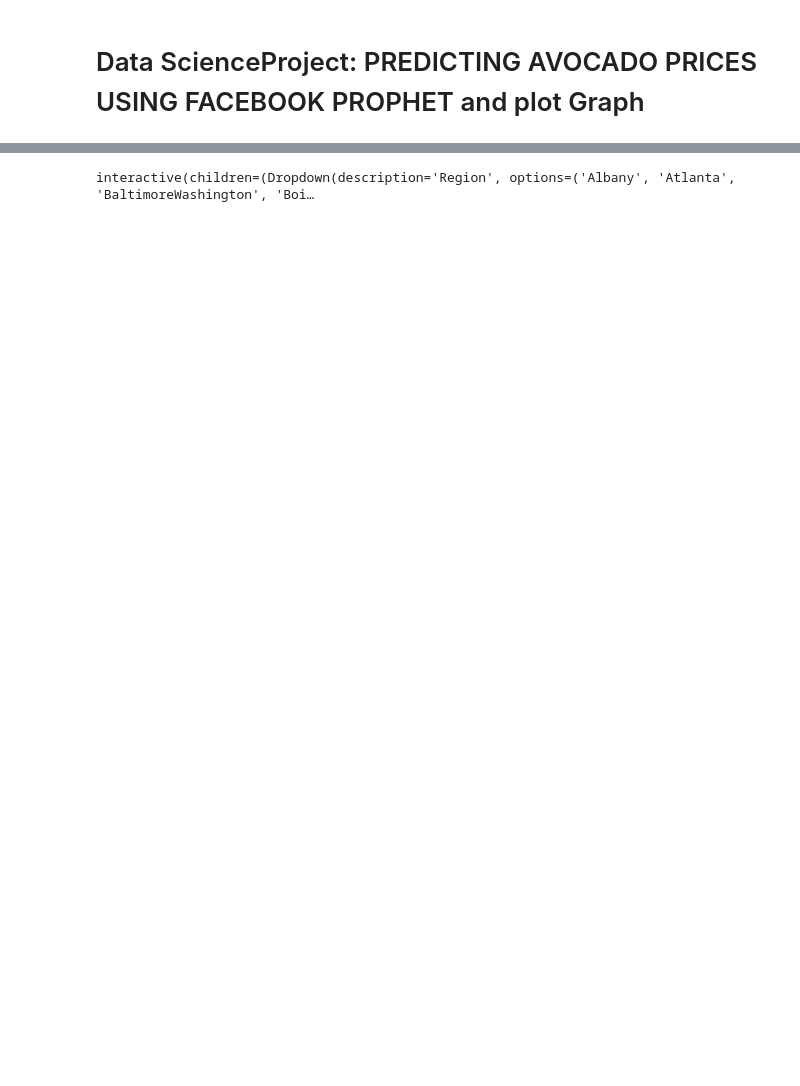
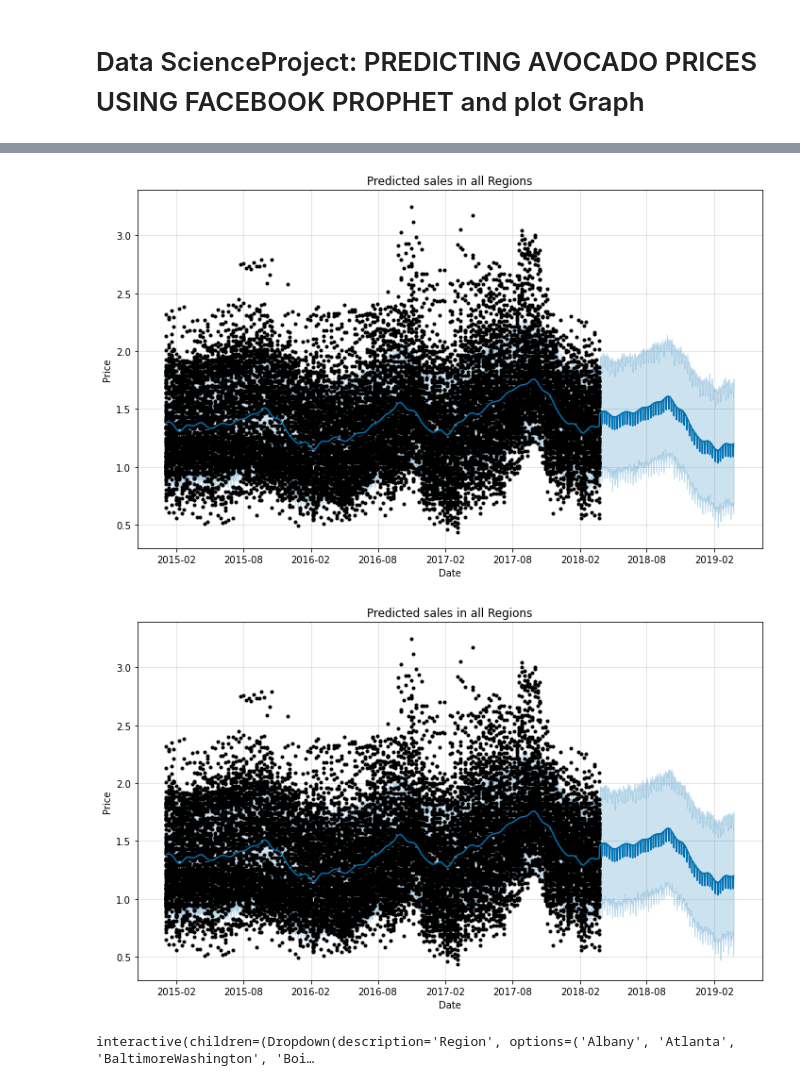
Before and after one commit to erumshabir/project, a Jupyter notebook: notebooks/app.ipynb, the cells around one changed output, grey strips where cells are left out. Saved outputs shown, nothing was run; the diff lists cells and outputs as text; code cells hidden in the pictures; blank space fills up the shorter version.

```diff
--- a/notebooks/app.ipynb
+++ b/notebooks/app.ipynb
@@ -33,15 +29,17 @@ avocado_prophet_df = avocado_prophet_df.rename(columns={'Date':'ds', 'AveragePri
 # %%
 btn = widgets.Button(description='View predicted sales')
 display(btn)
 def btn_eventhandler(obj):
     widgets.Text(value='Displaying ', disabled=True)
     m = Prophet(weekly_seasonality=True,daily_seasonality=True)
     m.fit(avocado_prophet_df)
     future = m.make_future_dataframe(periods=365)
     forecast = m.predict(future)
     figure = m.plot(forecast, xlabel='Date', ylabel='Price')
-    plt.title("Predicted in sales in all Regions")
+    plt.title("Predicted sales in all Regions")
 btn.on_click(btn_eventhandler)
 # %% [output]
 [interactive output not drawn]
+[figure, added]
+[figure, added]
 # %%
```
Also changed, not shown: parts of 5 cells of this notebook.
